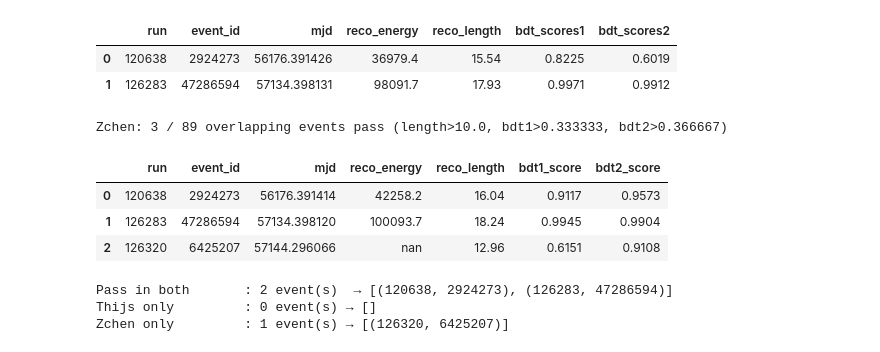
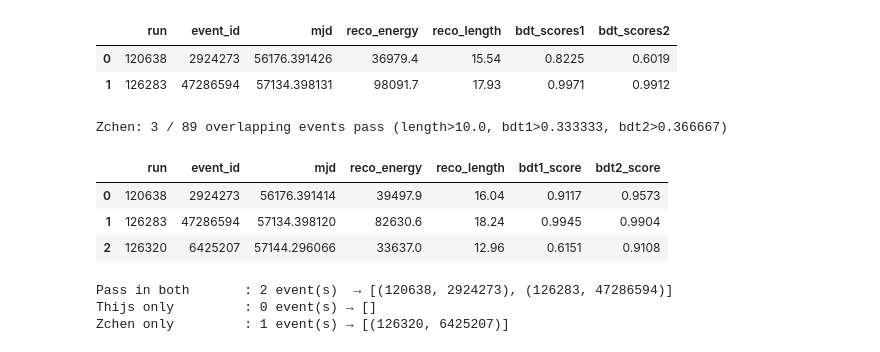
Before and after one commit to icecube/reco_processing, a Jupyter notebook: NNMFit/notebooks/unblind/step2_hese_flavor/compare_zchen_cascade.ipynb, the cells around one changed output. Cells and saved outputs as stored; diff of their text form; code cells hidden in the pictures.

```diff
--- a/NNMFit/notebooks/unblind/step2_hese_flavor/compare_zchen_cascade.ipynb
+++ b/NNMFit/notebooks/unblind/step2_hese_flavor/compare_zchen_cascade.ipynb
@@ -410,35 +424,35 @@ Thijs: 2 / 89 overlapping events pass (length>10.0, bdt1>0.333333, bdt2>0.366667
 # %%
 # --- Zchen: apply cuts within the overlapping events ---
 mask_z = (
     (df_z_ov["Taupede_ftp_length"] > LENGTH_CUT) &
     (df_z_ov["bdt1_score"]         > BDT1_CUT)   &
     (df_z_ov["bdt2_score"]         > BDT2_CUT)
 )
 df_z_sel = df_z_ov[mask_z].copy().reset_index()
 df_z_sel["mjd"] = df_z_sel["I3EventHeader_time_start_mjd"]
 
 display_cols_z = ["run", "event_id", "mjd",
-                  "MonopodFit_iMIGRAD_PPB0_energy", "Taupede_ftp_length",
+                  "cscdSBU_MonopodFit4_noDC_energy", "Taupede_ftp_length",
                   "bdt1_score", "bdt2_score"]
 df_z_sel_disp = df_z_sel[display_cols_z].sort_values("run").reset_index(drop=True)
 
 print(f"Zchen: {len(df_z_sel_disp)} / {len(overlap_keys_full)} overlapping events pass (length>{LENGTH_CUT}, bdt1>{BDT1_CUT}, bdt2>{BDT2_CUT})")
 display(df_z_sel_disp.rename(columns={
-    "MonopodFit_iMIGRAD_PPB0_energy": "reco_energy",
-    "Taupede_ftp_length":             "reco_length",
+    "cscdSBU_MonopodFit4_noDC_energy": "reco_energy",
+    "Taupede_ftp_length":              "reco_length",
 }).style.format({
     "mjd":         "{:.6f}",
     "reco_energy": "{:.1f}",
     "reco_length": "{:.2f}",
     "bdt1_score":  "{:.4f}",
     "bdt2_score":  "{:.4f}",
 }))
 # %% [output]
 Zchen: 3 / 89 overlapping events pass (length>10.0, bdt1>0.333333, bdt2>0.366667)
 |  | run | event_id | mjd | reco_energy | reco_length | bdt1_score | bdt2_score |
-| 0 | 120638 | 2924273 | 56176.391414 | 42258.2 | 16.04 | 0.9117 | 0.9573 |
-| 1 | 126283 | 47286594 | 57134.398120 | 100093.7 | 18.24 | 0.9945 | 0.9904 |
-| 2 | 126320 | 6425207 | 57144.296066 | nan | 12.96 | 0.6151 | 0.9108 |
+| 0 | 120638 | 2924273 | 56176.391414 | 39497.9 | 16.04 | 0.9117 | 0.9573 |
+| 1 | 126283 | 47286594 | 57134.398120 | 82630.6 | 18.24 | 0.9945 | 0.9904 |
+| 2 | 126320 | 6425207 | 57144.296066 | 33637.0 | 12.96 | 0.6151 | 0.9108 |
 # %%
 # Events passing in both / only one dataset
 t_sel_keys = set(zip(df_t_sel["run"], df_t_sel["event_id"]))
```
Also changed, not shown: parts of 12 cells of this notebook, 4 other files.
